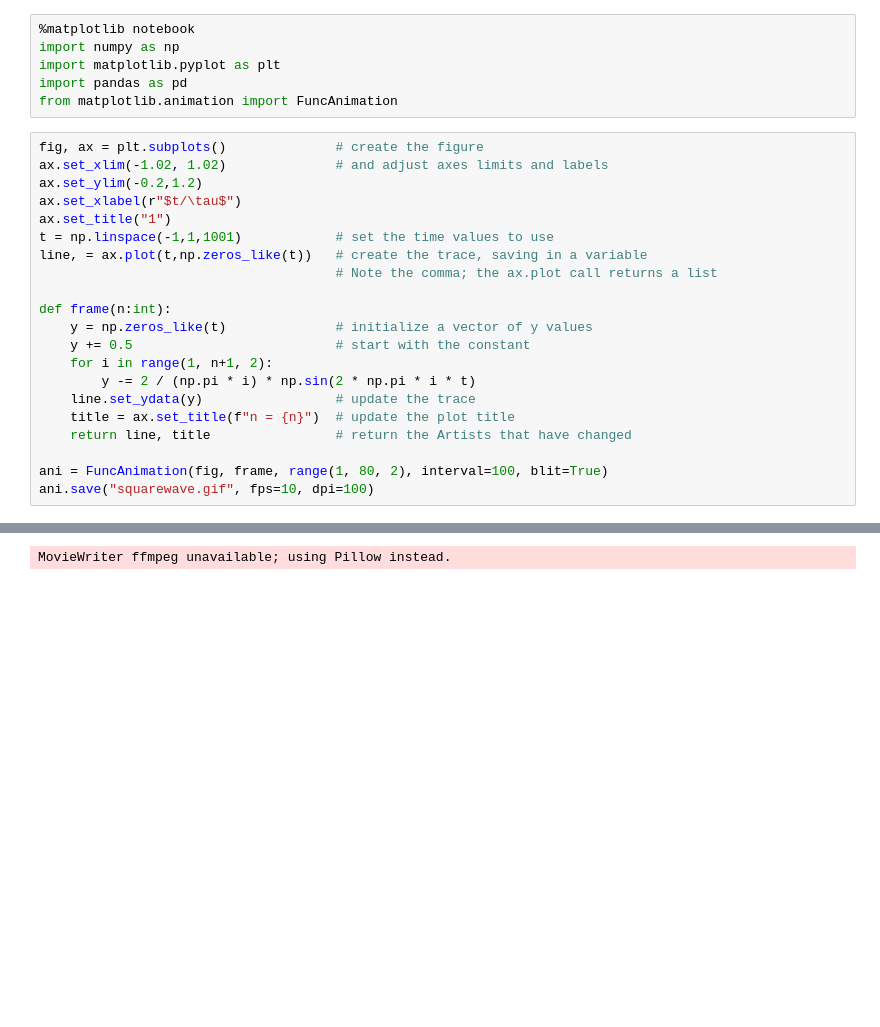
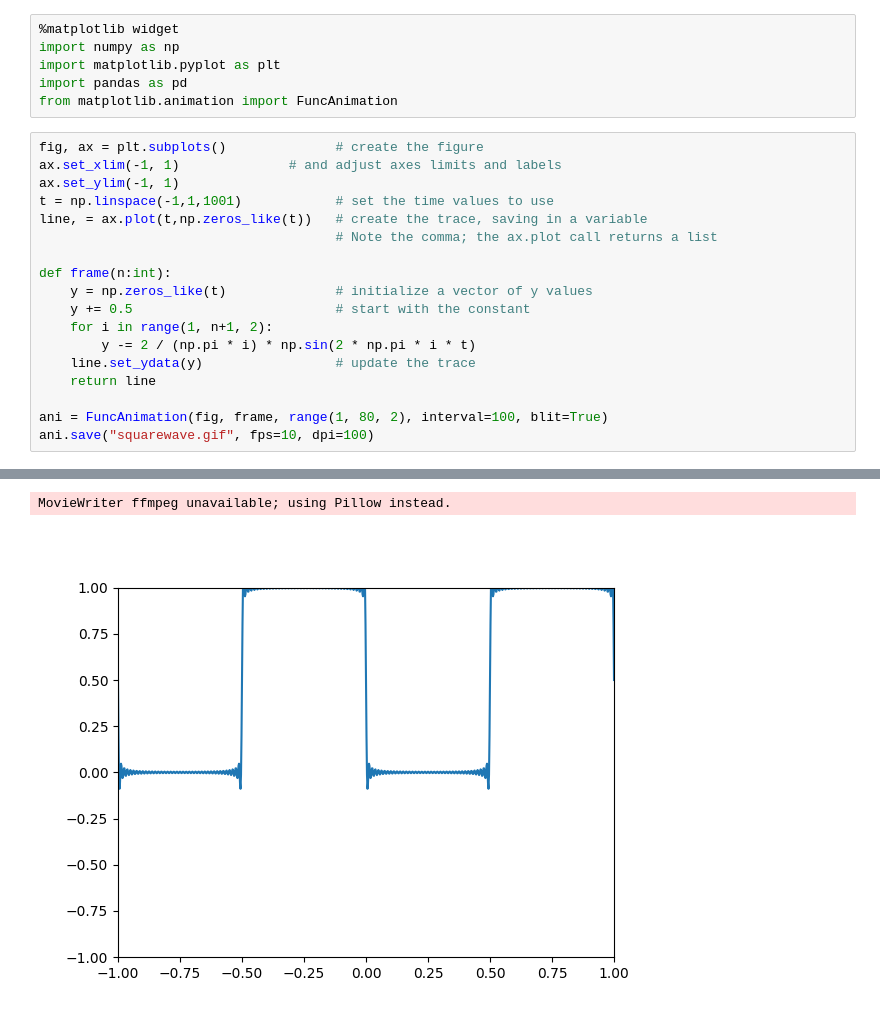
Before and after one commit to cfloyd-hmc/CF-NH-Phys64, a Jupyter notebook: animTest.ipynb, the cells around one changed output, grey strips where cells are left out. Cells and saved outputs as stored; diff of their text form; blank space fills up the shorter version.

```diff
--- a/animTest.ipynb
+++ b/animTest.ipynb
@@ -1,15 +1,13 @@
 # %%
-%matplotlib notebook
+%matplotlib widget
 import numpy as np
 import matplotlib.pyplot as plt
 import pandas as pd
 from matplotlib.animation import FuncAnimation
 # %%
 fig, ax = plt.subplots()              # create the figure
-ax.set_xlim(-1.02, 1.02)              # and adjust axes limits and labels
-ax.set_ylim(-0.2,1.2)
-ax.set_xlabel(r"$t/\tau$")
-ax.set_title("1")
+ax.set_xlim(-1, 1)              # and adjust axes limits and labels
+ax.set_ylim(-1, 1)
 t = np.linspace(-1,1,1001)            # set the time values to use
 line, = ax.plot(t,np.zeros_like(t))   # create the trace, saving in a variable
                                       # Note the comma; the ax.plot call returns a list
@@ -20,8 +18,7 @@ def frame(n:int):
     for i in range(1, n+1, 2):
         y -= 2 / (np.pi * i) * np.sin(2 * np.pi * i * t)
     line.set_ydata(y)                 # update the trace
-    title = ax.set_title(f"n = {n}")  # update the plot title
-    return line, title                # return the Artists that have changed
+    return line
 
 ani = FuncAnimation(fig, frame, range(1, 80, 2), interval=100, blit=True)
 ani.save("squarewave.gif", fps=10, dpi=100)
@@ -31 +26,2 @@ ani.save("squarewave.gif", fps=10, dpi=100)
 MovieWriter ffmpeg unavailable; using Pillow instead.
+[figure, added]
```
Also changed, not shown: parts of 1 cell of this notebook, 1 other file.
